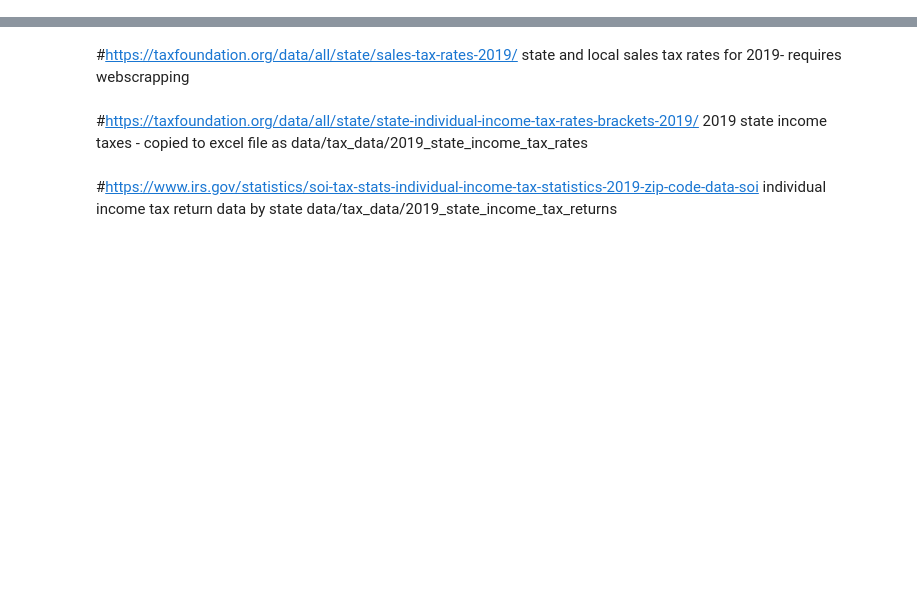
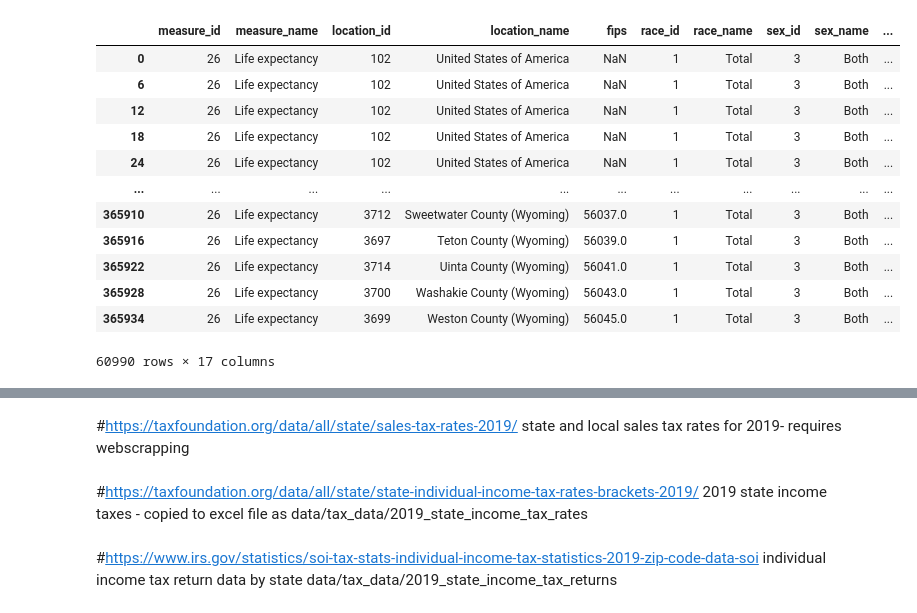
Before and after one commit to nelson-aaron-j/DeathAndTaxesProject, a Jupyter notebook: capstone.ipynb, the cells around one changed output, grey strips where cells are left out. Drawn from its saved outputs; the diff is of its cells as text; code cells hidden in the pictures; blank space fills up the shorter version.

```diff
--- a/capstone.ipynb
+++ b/capstone.ipynb
@@ -65,0 +238,3 @@ all_pop_data
+# %%
+#https://ghdx.healthdata.org/record/ihme-data/united-states-life-expectancy-by-county-race-ethnicity-2000-2019
+life_data4 = pd.read_csv('data/population_data/IHME_USA_LE_COUNTY_RACE_ETHN_2000_2019_LT_2019_BOTH_Y2022M06D16.csv')
@@ -65,0 +268,17 @@ all_pop_data
+# %%
+life_data4T = life_data4[life_data4['race_name']=='Total']
+life_data4T
+# %% [output]
+|  | measure_id | measure_name | location_id | location_name | fips | race_id | race_name | sex_id | sex_name | ... |
+| 0 | 26 | Life expectancy | 102 | United States of America | NaN | 1 | Total | 3 | Both | ... |
+| 6 | 26 | Life expectancy | 102 | United States of America | NaN | 1 | Total | 3 | Both | ... |
+| 12 | 26 | Life expectancy | 102 | United States of America | NaN | 1 | Total | 3 | Both | ... |
+| 18 | 26 | Life expectancy | 102 | United States of America | NaN | 1 | Total | 3 | Both | ... |
+| 24 | 26 | Life expectancy | 102 | United States of America | NaN | 1 | Total | 3 | Both | ... |
+| ... | ... | ... | ... | ... | ... | ... | ... | ... | ... | ... |
+| 365910 | 26 | Life expectancy | 3712 | Sweetwater County (Wyoming) | 56037.0 | 1 | Total | 3 | Both | ... |
+| 365916 | 26 | Life expectancy | 3697 | Teton County (Wyoming) | 56039.0 | 1 | Total | 3 | Both | ... |
+| 365922 | 26 | Life expectancy | 3714 | Uinta County (Wyoming) | 56041.0 | 1 | Total | 3 | Both | ... |
+| 365928 | 26 | Life expectancy | 3700 | Washakie County (Wyoming) | 56043.0 | 1 | Total | 3 | Both | ... |
+| 365934 | 26 | Life expectancy | 3699 | Weston County (Wyoming) | 56045.0 | 1 | Total | 3 | Both | ... |
+60990 rows × 17 columns
```
Also changed, not shown: parts of 20 cells of this notebook.
